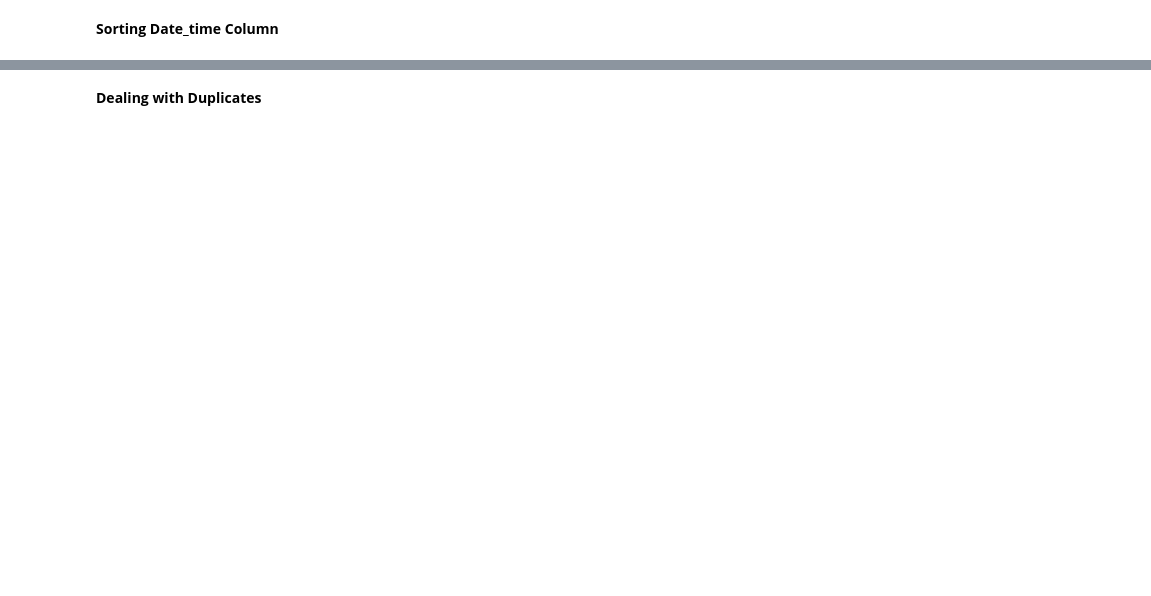
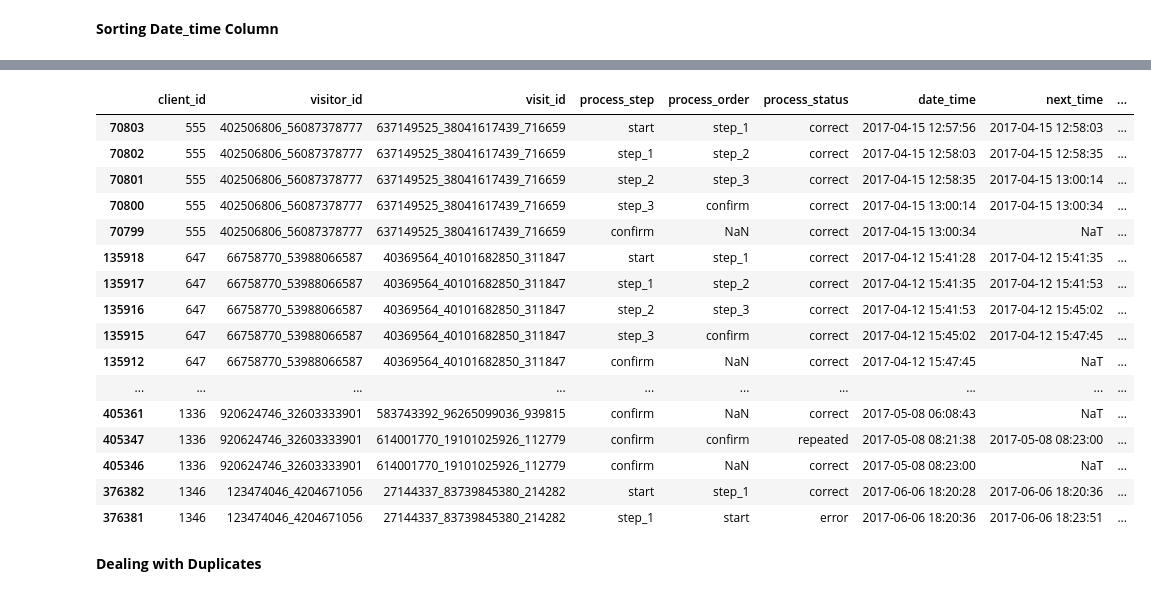
Before and after one commit to eymeklaus/vanguard-ab-test, a Jupyter notebook: data-cleaning-web.ipynb, the cells around one changed output, grey strips where cells are left out. Cells and saved outputs as stored; diff of their text form; code cells hidden in the pictures; blank space fills up the shorter version.

```diff
--- a/data-cleaning-web.ipynb
+++ b/data-cleaning-web.ipynb
@@ -159,0 +173,29 @@ dtype: int64
+# %%
+expected_next = {
+    'start': 'step_1',
+    'step_1': 'step_2',
+    'step_2': 'step_3',
+    'step_3': 'confirm',
+    'confirm': None
+}
+# %%
+def check_row(row):
+    current = row['process_step']
+    actual_next = row['process_order']
+    expected = expected_next.get(current)
+
+    # repeated
+    if current == actual_next:
+        return "repeated"
+
+    # correct
+    if expected == actual_next:
+        return "correct"
+
+    # handle last step (confirm → NaN)
+    if expected is None and pd.isna(actual_next):
+        return "correct"
+
+    return "error"
+# %%
+web['process_status'] = web.apply(check_row, axis=1)
@@ -160,3 +211,25 @@ dtype: int64
+# %%
+web = web.reindex(columns=['client_id', 'visitor_id', 'visit_id', 'process_step','process_order', 'process_status', 'date_time', 'next_time', 'sec_spent', 'variation'])
+# %%
+web.head(50)
+# %% [output]
+|  | client_id | visitor_id | visit_id | process_step | process_order | process_status | date_time | next_time | ... |
+| 70803 | 555 | 402506806_56087378777 | 637149525_38041617439_716659 | start | step_1 | correct | 2017-04-15 12:57:56 | 2017-04-15 12:58:03 | ... |
+| 70802 | 555 | 402506806_56087378777 | 637149525_38041617439_716659 | step_1 | step_2 | correct | 2017-04-15 12:58:03 | 2017-04-15 12:58:35 | ... |
+| 70801 | 555 | 402506806_56087378777 | 637149525_38041617439_716659 | step_2 | step_3 | correct | 2017-04-15 12:58:35 | 2017-04-15 13:00:14 | ... |
+| 70800 | 555 | 402506806_56087378777 | 637149525_38041617439_716659 | step_3 | confirm | correct | 2017-04-15 13:00:14 | 2017-04-15 13:00:34 | ... |
+| 70799 | 555 | 402506806_56087378777 | 637149525_38041617439_716659 | confirm | NaN | correct | 2017-04-15 13:00:34 | NaT | ... |
+| 135918 | 647 | 66758770_53988066587 | 40369564_40101682850_311847 | start | step_1 | correct | 2017-04-12 15:41:28 | 2017-04-12 15:41:35 | ... |
+| 135917 | 647 | 66758770_53988066587 | 40369564_40101682850_311847 | step_1 | step_2 | correct | 2017-04-12 15:41:35 | 2017-04-12 15:41:53 | ... |
+| 135916 | 647 | 66758770_53988066587 | 40369564_40101682850_311847 | step_2 | step_3 | correct | 2017-04-12 15:41:53 | 2017-04-12 15:45:02 | ... |
+| 135915 | 647 | 66758770_53988066587 | 40369564_40101682850_311847 | step_3 | confirm | correct | 2017-04-12 15:45:02 | 2017-04-12 15:47:45 | ... |
+| 135912 | 647 | 66758770_53988066587 | 40369564_40101682850_311847 | confirm | NaN | correct | 2017-04-12 15:47:45 | NaT | ... |
+| ... | ... | ... | ... | ... | ... | ... | ... | ... | ... |
+| 405361 | 1336 | 920624746_32603333901 | 583743392_96265099036_939815 | confirm | NaN | correct | 2017-05-08 06:08:43 | NaT | ... |
+| 405347 | 1336 | 920624746_32603333901 | 614001770_19101025926_112779 | confirm | confirm | repeated | 2017-05-08 08:21:38 | 2017-05-08 08:23:00 | ... |
+| 405346 | 1336 | 920624746_32603333901 | 614001770_19101025926_112779 | confirm | NaN | correct | 2017-05-08 08:23:00 | NaT | ... |
+| 376382 | 1346 | 123474046_4204671056 | 27144337_83739845380_214282 | start | step_1 | correct | 2017-06-06 18:20:28 | 2017-06-06 18:20:36 | ... |
+| 376381 | 1346 | 123474046_4204671056 | 27144337_83739845380_214282 | step_1 | start | error | 2017-06-06 18:20:36 | 2017-06-06 18:23:51 | ... |
 # %% [markdown]
 **Dealing with Duplicates**
 # %%
```
Also changed, not shown: parts of 35 cells of this notebook, 2 other files.
